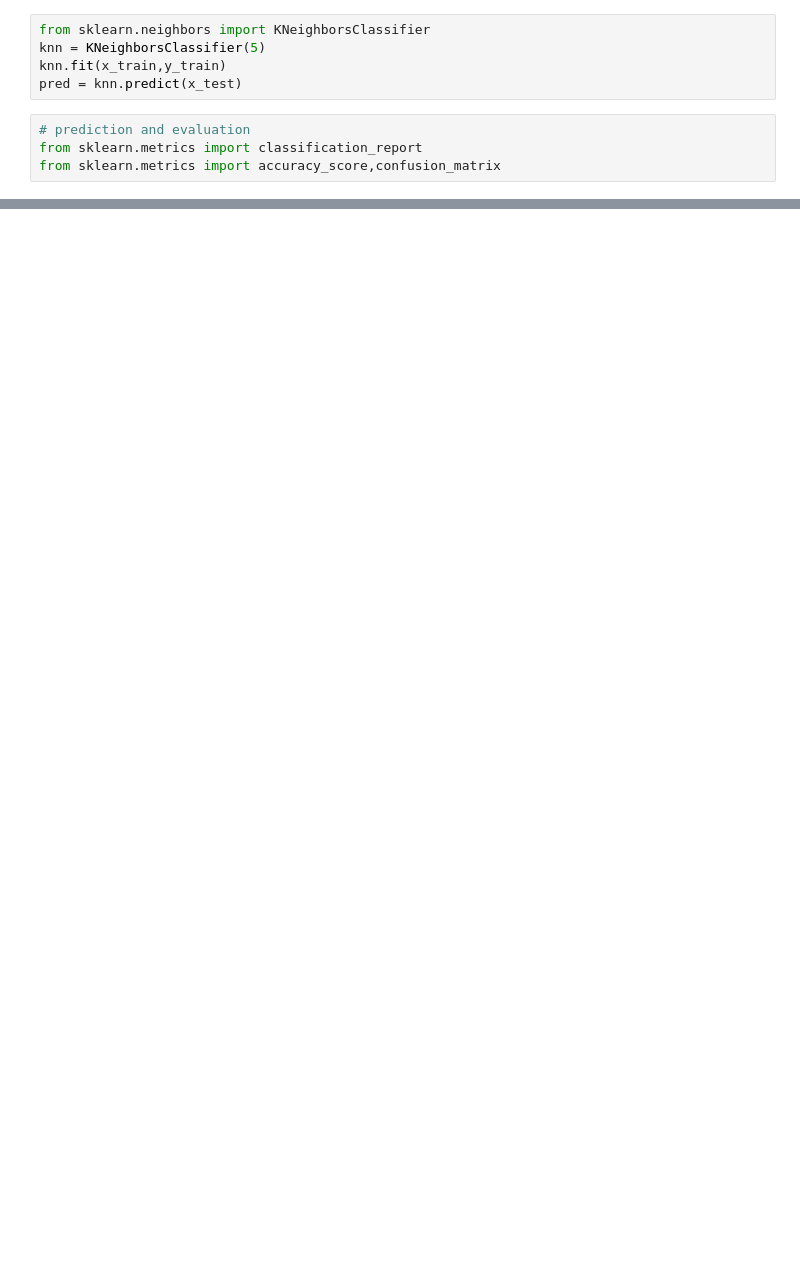
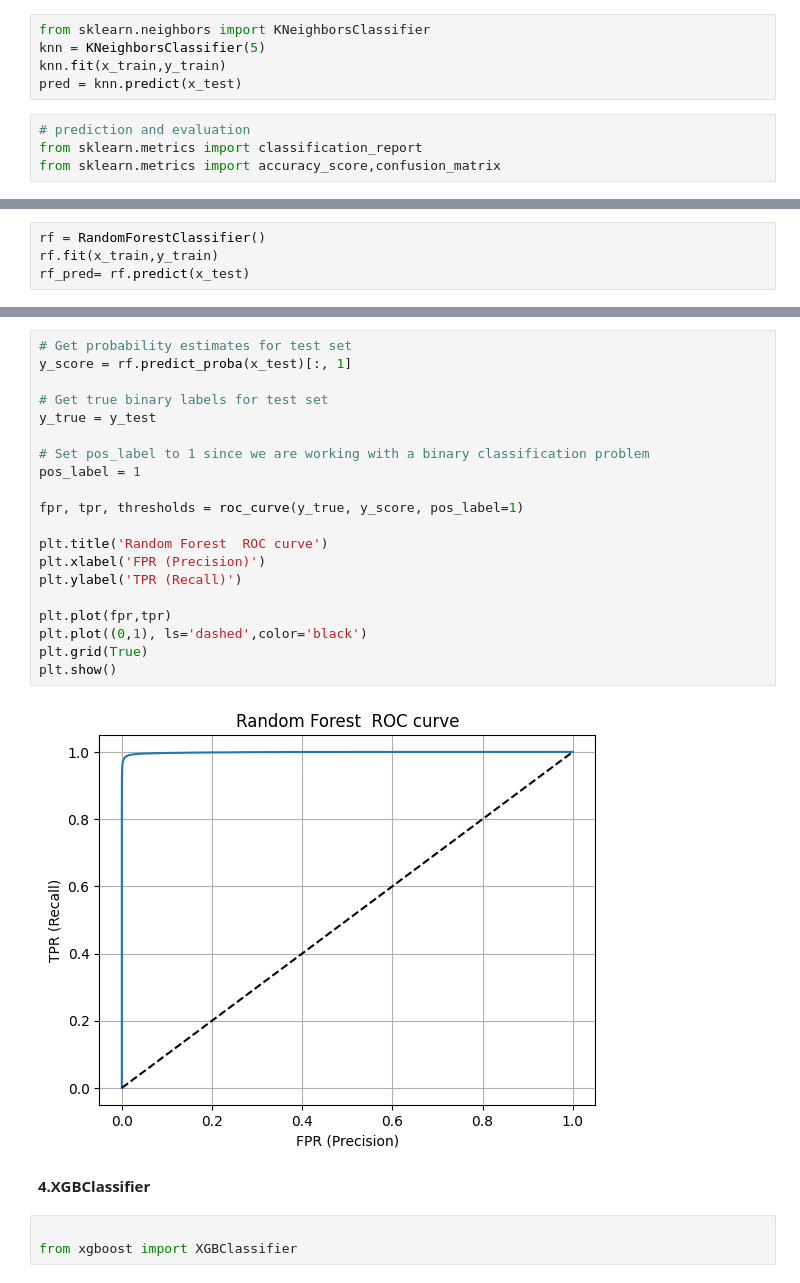
Before and after one commit to kanakpriyatiwari/HEALTH-INSURANCE-CROSS-SELL-PREDICTION, a Jupyter notebook: Copy_of_HEALTH_INSURANCE_CROSS_SELL_PREDICTION.ipynb, the cells around one changed output, grey strips where cells are left out. Saved outputs shown, nothing was run; the diff lists cells and outputs as text; blank space fills up the shorter version.

```diff
--- a/Copy_of_HEALTH_INSURANCE_CROSS_SELL_PREDICTION.ipynb
+++ b/Copy_of_HEALTH_INSURANCE_CROSS_SELL_PREDICTION.ipynb
@@ -584 +690,5 @@ weighted avg       0.87      0.85      0.85    200640
+# %%
+rf = RandomForestClassifier()
+rf.fit(x_train,y_train)
+rf_pred= rf.predict(x_test)
 # %%
@@ -609,0 +728,27 @@ weighted avg       0.83      0.78      0.78    200640
+# %%
+# Get probability estimates for test set
+y_score = rf.predict_proba(x_test)[:, 1]
+
+# Get true binary labels for test set
+y_true = y_test
+
+# Set pos_label to 1 since we are working with a binary classification problem
+pos_label = 1
+
+fpr, tpr, thresholds = roc_curve(y_true, y_score, pos_label=1)
+
+plt.title('Random Forest  ROC curve')
+plt.xlabel('FPR (Precision)')
+plt.ylabel('TPR (Recall)')
+
+plt.plot(fpr,tpr)
+plt.plot((0,1), ls='dashed',color='black')
+plt.grid(True)
+plt.show()
+# %% [output]
+[figure, added]
+# %% [markdown]
+**4.XGBClassifier**
+# %%
+
+from xgboost import XGBClassifier
```
Also changed, not shown: parts of 40 cells of this notebook.
